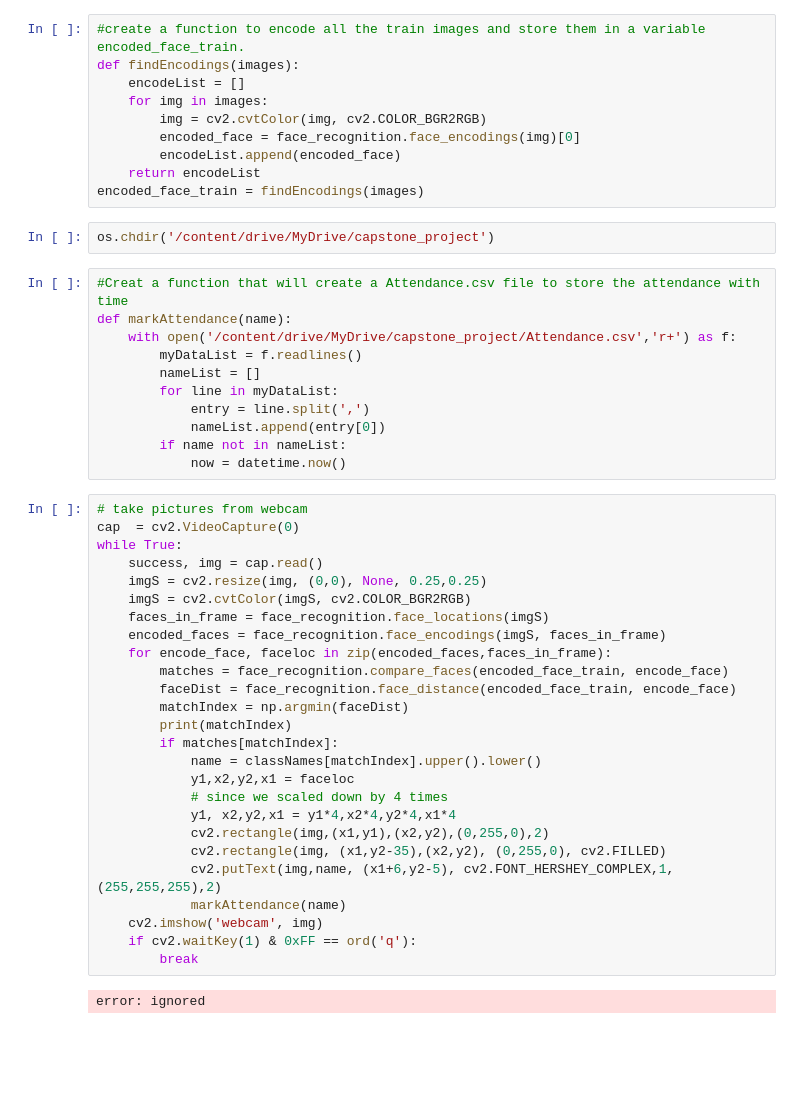
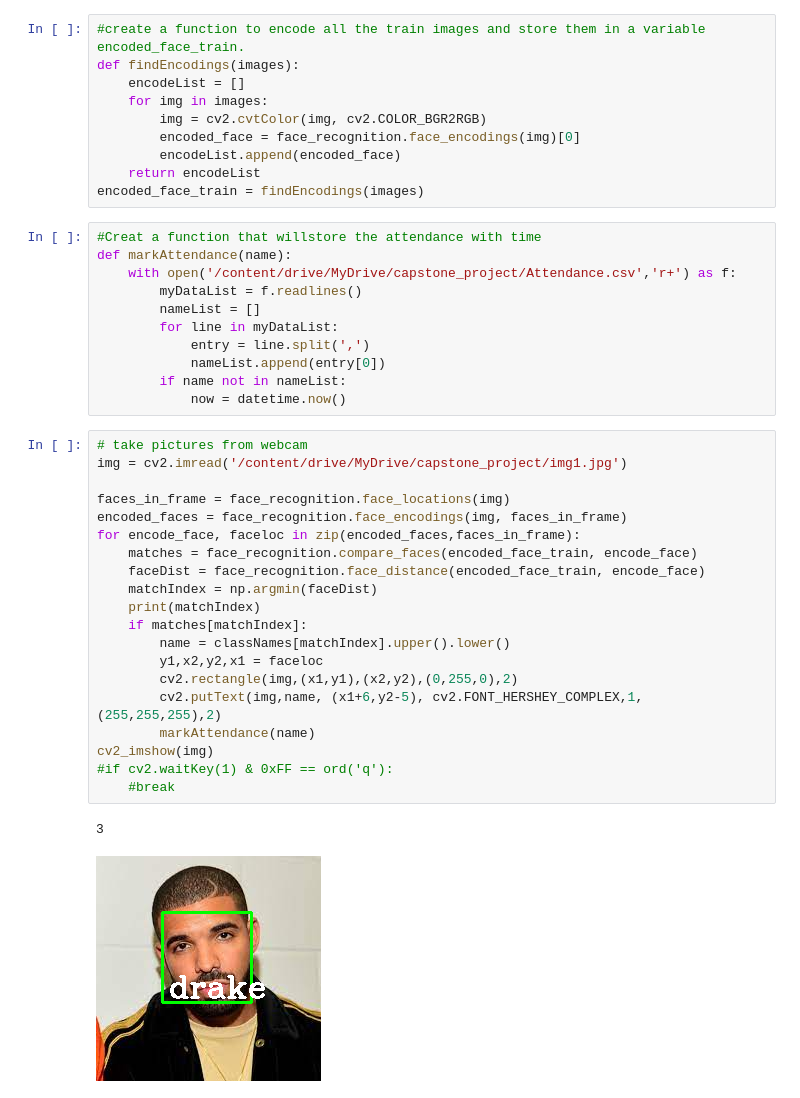
Before and after one commit to githinjimary/DSI.2022, a Jupyter notebook: Module4.ipynb, the cells around one changed output. Saved outputs shown, nothing was run; the diff lists cells and outputs as text; blank space fills up the shorter version.

```diff
--- a/Module4.ipynb
+++ b/Module4.ipynb
@@ -113,10 +113,8 @@ def findEncodings(images):
         encodeList.append(encoded_face)
     return encodeList
 encoded_face_train = findEncodings(images)
-# %%
-os.chdir('/content/drive/MyDrive/capstone_project')
 # %%
-#Creat a function that will create a Attendance.csv file to store the attendance with time
+#Creat a function that willstore the attendance with time
 def markAttendance(name):
     with open('/content/drive/MyDrive/capstone_project/Attendance.csv','r+') as f:
         myDataList = f.readlines()
@@ -128,29 +126,24 @@ def markAttendance(name):
             now = datetime.now()
 # %%
 # take pictures from webcam
-cap  = cv2.VideoCapture(0)
-while True:
-    success, img = cap.read()
-    imgS = cv2.resize(img, (0,0), None, 0.25,0.25)
-    imgS = cv2.cvtColor(imgS, cv2.COLOR_BGR2RGB)
-    faces_in_frame = face_recognition.face_locations(imgS)
-    encoded_faces = face_recognition.face_encodings(imgS, faces_in_frame)
-    for encode_face, faceloc in zip(encoded_faces,faces_in_frame):
-        matches = face_recognition.compare_faces(encoded_face_train, encode_face)
-        faceDist = face_recognition.face_distance(encoded_face_train, encode_face)
-        matchIndex = np.argmin(faceDist)
-        print(matchIndex)
-        if matches[matchIndex]:
-            name = classNames[matchIndex].upper().lower()
-            y1,x2,y2,x1 = faceloc
-            # since we scaled down by 4 times
-            y1, x2,y2,x1 = y1*4,x2*4,y2*4,x1*4
-            cv2.rectangle(img,(x1,y1),(x2,y2),(0,255,0),2)
-            cv2.rectangle(img, (x1,y2-35),(x2,y2), (0,255,0), cv2.FILLED)
-            cv2.putText(img,name, (x1+6,y2-5), cv2.FONT_HERSHEY_COMPLEX,1,(255,255,255),2)
-            markAttendance(name)
-    cv2.imshow('webcam', img)
-    if cv2.waitKey(1) & 0xFF == ord('q'):
-        break
+img = cv2.imread('/content/drive/MyDrive/capstone_project/img1.jpg')
+
+faces_in_frame = face_recognition.face_locations(img)
+encoded_faces = face_recognition.face_encodings(img, faces_in_frame)
+for encode_face, faceloc in zip(encoded_faces,faces_in_frame):
+    matches = face_recognition.compare_faces(encoded_face_train, encode_face)
+    faceDist = face_recognition.face_distance(encoded_face_train, encode_face)
+    matchIndex = np.argmin(faceDist)
+    print(matchIndex)
+    if matches[matchIndex]:
+        name = classNames[matchIndex].upper().lower()
+        y1,x2,y2,x1 = faceloc
+        cv2.rectangle(img,(x1,y1),(x2,y2),(0,255,0),2)
+        cv2.putText(img,name, (x1+6,y2-5), cv2.FONT_HERSHEY_COMPLEX,1,(255,255,255),2)
+        markAttendance(name)
+cv2_imshow(img)
+#if cv2.waitKey(1) & 0xFF == ord('q'):
+    #break
 # %% [output]
-error: ignored
+3
+[figure, added]
```
Also changed, not shown: parts of 3 cells of this notebook.
